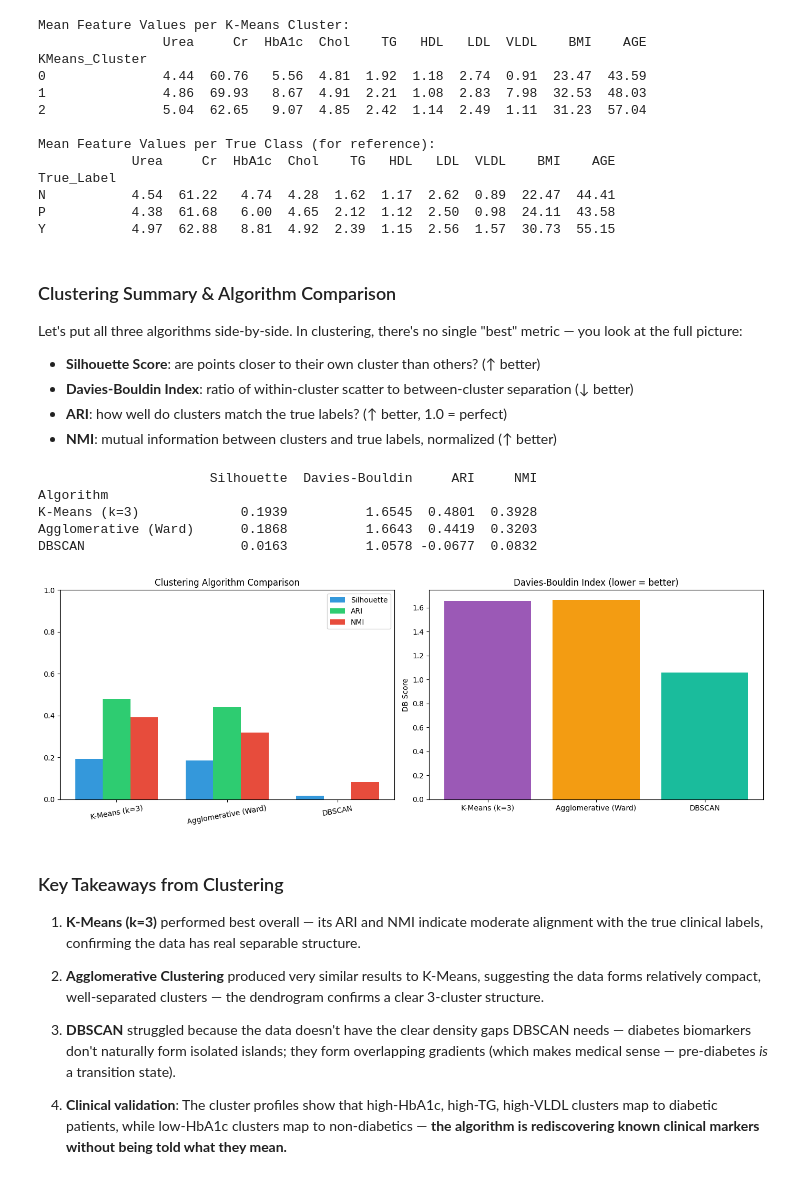
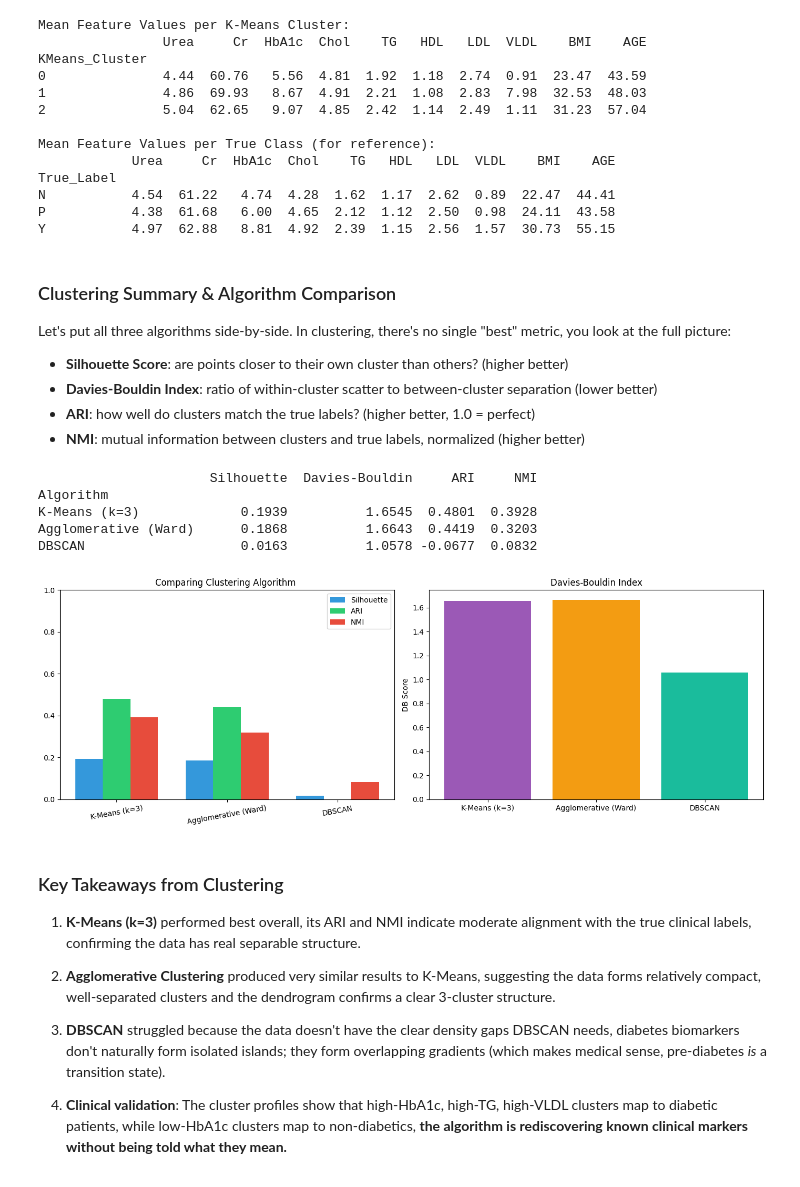
Before and after one commit to aakritip15/diabetes-prediction, a Jupyter notebook: notebook/modeling_clustering.ipynb, the cells around one changed output. Saved outputs shown, nothing was run; the diff lists cells and outputs as text; code cells hidden in the pictures.

```diff
--- a/notebook/modeling_clustering.ipynb
+++ b/notebook/modeling_clustering.ipynb
@@ -405,11 +411,11 @@ Y           4.97  62.88   8.81  4.92  2.39  1.15  2.56  1.57  30.73  55.15
 # %% [markdown]
 ### Clustering Summary & Algorithm Comparison
 
-Let's put all three algorithms side-by-side. In clustering, there's no single "best" metric — you look at the full picture:
-- **Silhouette Score**: are points closer to their own cluster than others? (↑ better)
-- **Davies-Bouldin Index**: ratio of within-cluster scatter to between-cluster separation (↓ better)
-- **ARI**: how well do clusters match the true labels? (↑ better, 1.0 = perfect)
-- **NMI**: mutual information between clusters and true labels, normalized (↑ better)
+Let's put all three algorithms side-by-side. In clustering, there's no single "best" metric, you look at the full picture:
+- **Silhouette Score**: are points closer to their own cluster than others? (higher better)
+- **Davies-Bouldin Index**: ratio of within-cluster scatter to between-cluster separation (lower better)
+- **ARI**: how well do clusters match the true labels? (higher better, 1.0 = perfect)
+- **NMI**: mutual information between clusters and true labels, normalized (higher better)
 # %%
 results = {
     'Algorithm': ['K-Means (k=3)', 'Agglomerative (Ward)', 'DBSCAN'],
@@ -420,50 +426,50 @@ results = {
 }
 results_df = pd.DataFrame(results).set_index('Algorithm')
 print(results_df.to_string())
-results_df.to_csv('../outputs/clustering_results.csv')
+results_df.to_csv('../outputs/clustering/clustering_results.csv')
 
 # Visual comparison
 fig, axes = plt.subplots(1, 2, figsize=(14, 5))
 numeric_results = results_df[results_df['Silhouette'] != 'N/A'].copy()
 numeric_results = numeric_results[numeric_results['ARI'] != 'N/A']
 for col in ['Silhouette', 'ARI', 'NMI']:
     numeric_results[col] = pd.to_numeric(numeric_results[col])
 
 x = np.arange(len(numeric_results))
 w = 0.25
 axes[0].bar(x - w, numeric_results['Silhouette'], w, label='Silhouette', color='#3498db')
 axes[0].bar(x,     numeric_results['ARI'],        w, label='ARI',        color='#2ecc71')
 axes[0].bar(x + w, numeric_results['NMI'],        w, label='NMI',        color='#e74c3c')
 axes[0].set_xticks(x)
 axes[0].set_xticklabels(numeric_results.index, rotation=10)
-axes[0].set_title('Clustering Algorithm Comparison')
+axes[0].set_title('Comparing Clustering Algorithm ')
 axes[0].legend()
 axes[0].set_ylim(0, 1)
 
 for col in ['Davies-Bouldin']:
     numeric_results[col] = pd.to_numeric(numeric_results[col])
 axes[1].bar(numeric_results.index, numeric_results['Davies-Bouldin'], color=['#9b59b6','#f39c12','#1abc9c'][:len(numeric_results)])
-axes[1].set_title('Davies-Bouldin Index (lower = better)')
+axes[1].set_title('Davies-Bouldin Index')
 axes[1].set_ylabel('DB Score')
 
 plt.tight_layout()
-plt.savefig('../outputs/clustering_comparison.png', dpi=150, bbox_inches='tight')
+plt.savefig('../outputs/clustering/clustering_comparison.png', dpi=150, bbox_inches='tight')
 plt.show()
 # %% [output]
                       Silhouette  Davies-Bouldin     ARI     NMI
 Algorithm
 K-Means (k=3)             0.1939          1.6545  0.4801  0.3928
 Agglomerative (Ward)      0.1868          1.6643  0.4419  0.3203
 DBSCAN                    0.0163          1.0578 -0.0677  0.0832
-[figure, old version]
+[figure, new version]
 # %% [markdown]
 ### Key Takeaways from Clustering
 
 
-1. **K-Means (k=3)** performed best overall — its ARI and NMI indicate moderate alignment with the true clinical labels, confirming the data has real separable structure.
+1. **K-Means (k=3)** performed best overall, its ARI and NMI indicate moderate alignment with the true clinical labels, confirming the data has real separable structure.
 
-2. **Agglomerative Clustering** produced very similar results to K-Means, suggesting the data forms relatively compact, well-separated clusters — the dendrogram confirms a clear 3-cluster structure.
+2. **Agglomerative Clustering** produced very similar results to K-Means, suggesting the data forms relatively compact, well-separated clusters and the dendrogram confirms a clear 3-cluster structure.
 
-3. **DBSCAN** struggled because the data doesn't have the clear density gaps DBSCAN needs — diabetes biomarkers don't naturally form isolated islands; they form overlapping gradients (which makes medical sense — pre-diabetes *is* a transition state).
+3. **DBSCAN** struggled because the data doesn't have the clear density gaps DBSCAN needs, diabetes biomarkers don't naturally form isolated islands; they form overlapping gradients (which makes medical sense, pre-diabetes *is* a transition state).
 
-4. **Clinical validation**: The cluster profiles show that high-HbA1c, high-TG, high-VLDL clusters map to diabetic patients, while low-HbA1c clusters map to non-diabetics — **the algorithm is rediscovering known clinical markers without being told what they mean.**
+4. **Clinical validation**: The cluster profiles show that high-HbA1c, high-TG, high-VLDL clusters map to diabetic patients, while low-HbA1c clusters map to non-diabetics, **the algorithm is rediscovering known clinical markers without being told what they mean.**
```
Also changed, not shown: parts of 17 cells of this notebook, 13 other files.
